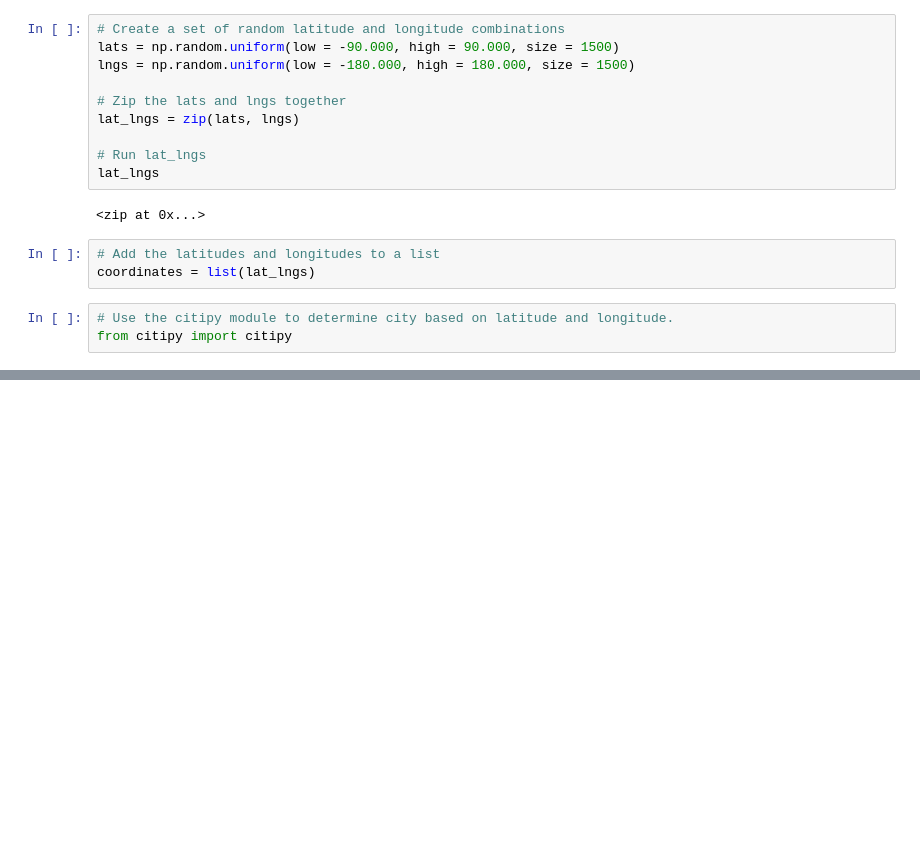
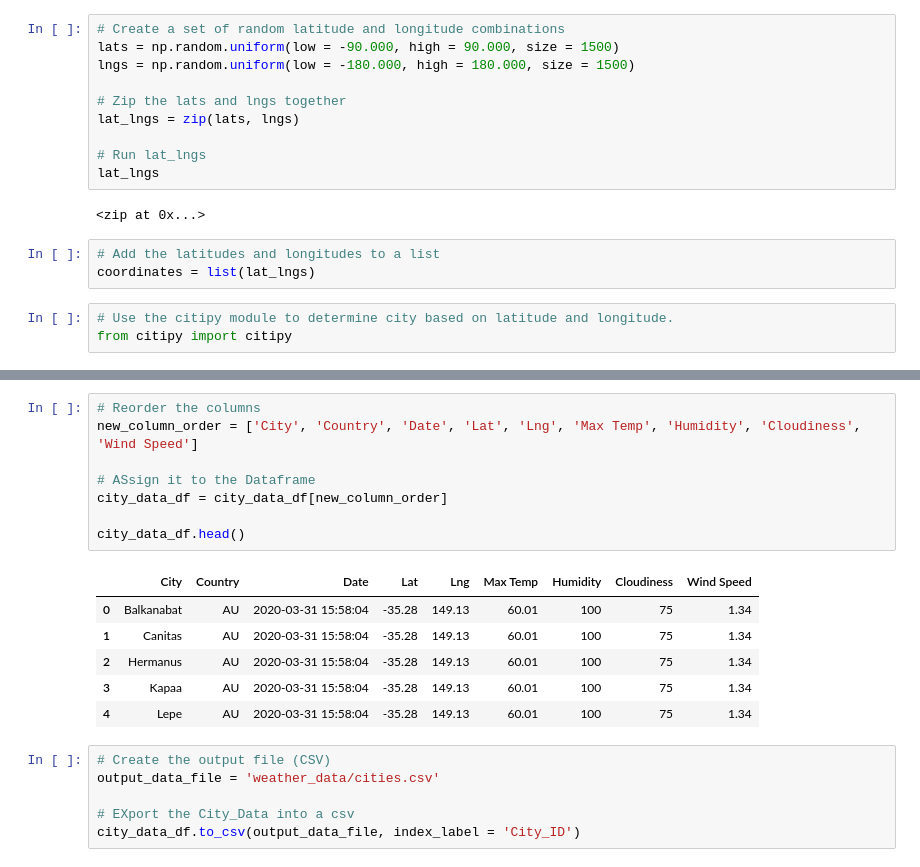
Before and after one commit to Helen-Ly/World_Weather_Analysis, a Jupyter notebook: WeatherPy.ipynb, the cells around one changed output, grey strips where cells are left out. Cells and saved outputs as stored; diff of their text form; blank space fills up the shorter version.

```diff
--- a/WeatherPy.ipynb
+++ b/WeatherPy.ipynb
@@ -39,0 +157,21 @@ len(cities)
+# %%
+# Reorder the columns
+new_column_order = ['City', 'Country', 'Date', 'Lat', 'Lng', 'Max Temp', 'Humidity', 'Cloudiness', 'Wind Speed']
+
+# ASsign it to the Dataframe
+city_data_df = city_data_df[new_column_order]
+
+city_data_df.head()
+# %% [output]
+|  | City | Country | Date | Lat | Lng | Max Temp | Humidity | Cloudiness | Wind Speed |
+| 0 | Balkanabat | AU | 2020-03-31 15:58:04 | -35.28 | 149.13 | 60.01 | 100 | 75 | 1.34 |
+| 1 | Canitas | AU | 2020-03-31 15:58:04 | -35.28 | 149.13 | 60.01 | 100 | 75 | 1.34 |
+| 2 | Hermanus | AU | 2020-03-31 15:58:04 | -35.28 | 149.13 | 60.01 | 100 | 75 | 1.34 |
+| 3 | Kapaa | AU | 2020-03-31 15:58:04 | -35.28 | 149.13 | 60.01 | 100 | 75 | 1.34 |
+| 4 | Lepe | AU | 2020-03-31 15:58:04 | -35.28 | 149.13 | 60.01 | 100 | 75 | 1.34 |
+# %%
+# Create the output file (CSV)
+output_data_file = 'weather_data/cities.csv'
+
+# EXport the City_Data into a csv
+city_data_df.to_csv(output_data_file, index_label = 'City_ID')
```
Also changed, not shown: parts of 6 cells of this notebook, 1 other file.
